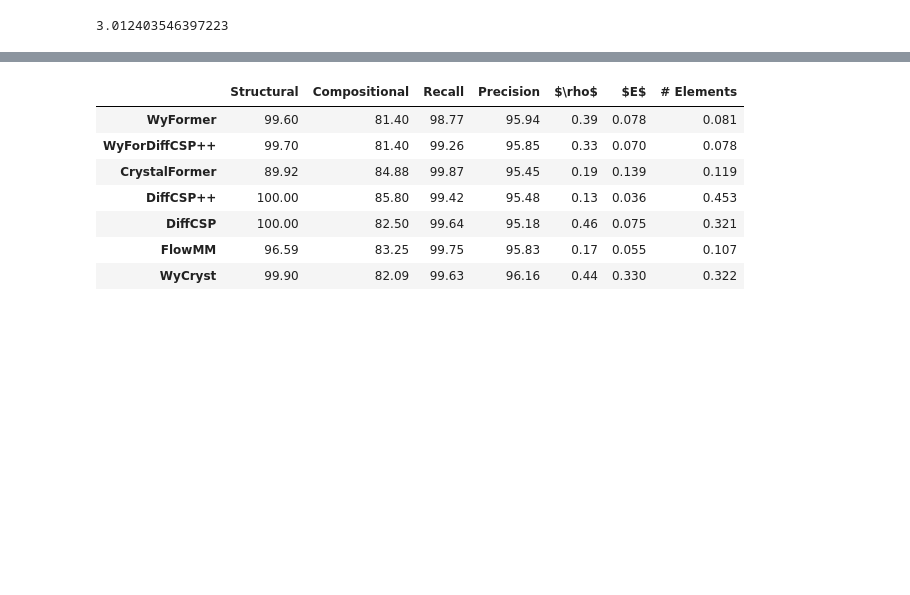
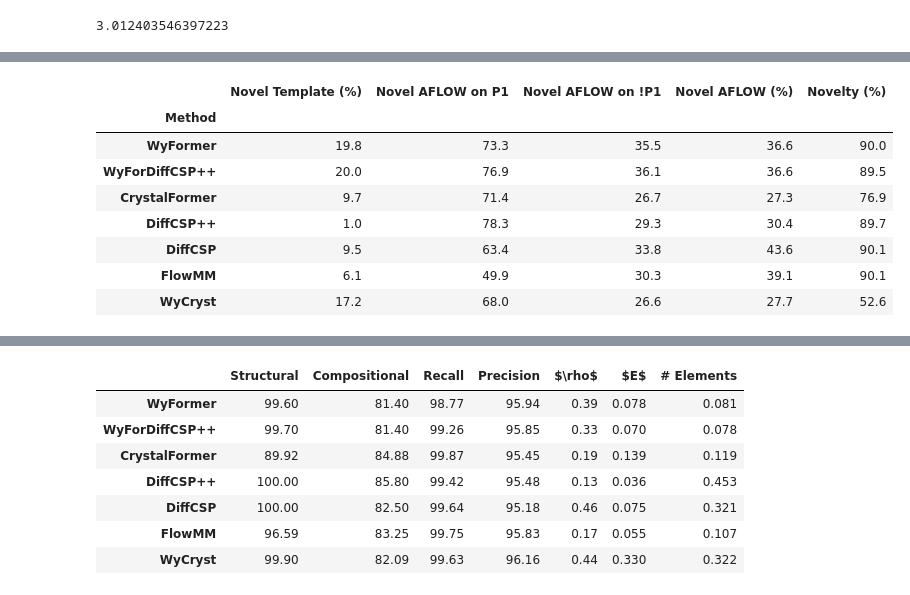
Before and after one commit to kedhip/WyckoffTransformer, a Jupyter notebook: MP_20_paper_eval.ipynb, the cells around one changed output, grey strips where cells are left out. Saved outputs shown, nothing was run; the diff lists cells and outputs as text; code cells hidden in the pictures; blank space fills up the shorter version.

Commit message:
AFLOW

```diff
--- a/MP_20_paper_eval.ipynb
+++ b/MP_20_paper_eval.ipynb
@@ -60,6 +56,8 @@ test_evaluator = evaluation.statistical_evaluator.StatisticalEvaluator(test_nove
 # %%
 import evaluation.novelty
 train_w_template_set = frozenset(novelty_reference.apply(evaluation.novelty.record_to_anonymous_fingerprint, axis=1))
+train_strict_AFLOW_set = frozenset(novelty_reference.apply(evaluation.novelty.record_to_strict_AFLOW_fingerprint, axis=1))
+train_relaxed_AFLOW_set = frozenset(novelty_reference.apply(evaluation.novelty.record_to_relaxed_AFLOW_fingerprint, axis=1))
 # %%
 def is_sg_preserved(relaxed_sg, transformations: Tuple[str]) -> pd.Series:
     source_sg = all_datasets[(transformations[0],)].data.spacegroup_number
@@ -93,7 +86,12 @@ table = pd.DataFrame(
         "Recall", "Precision",
         r"$\rho$", "$E$", "# Elements",
         "S.U.N. (%)",
-        "Novel Template (%)", "P1 (%)",
+        "Novel Template (%)",
+        "Novel AFLOW on P1",
+        "Novel AFLOW on !P1",
+        "Novel AFLOW (%)",
+        "Novel AFLOW relaxed (%)",
+        "P1 (%)",
         "Space Group", "S.S.U.N. (%)"])
 table.index.name = "Method"
 E_hull_threshold = 0.08
@@ -103,6 +101,13 @@ for name, transformations in tqdm(datasets.items()):
     print(f"Unique: {len(unique)} / {len(dataset.data)} = {len(unique) / len(dataset.data)}")
     novel_template = ~unique.apply(evaluation.novelty.record_to_anonymous_fingerprint, axis=1).isin(train_w_template_set)
     table.loc[name, "Novel Template (%)"] = 100 * novel_template.mean()
+    novel_aflow_strict = ~unique.apply(evaluation.novelty.record_to_strict_AFLOW_fingerprint, axis=1).isin(train_strict_AFLOW_set)
+    table.loc[name, "Novel AFLOW (%)"] = 100 * novel_aflow_strict.mean()
+    novel_aflow_relaxed = ~unique.apply(evaluation.novelty.record_to_relaxed_AFLOW_fingerprint, axis=1).isin(train_relaxed_AFLOW_set)
+    table.loc[name, "Novel AFLOW relaxed (%)"] = 100 * novel_aflow_relaxed.mean()
+    unique_is_P1 = unique.group == 1
+    table.loc[name, "Novel AFLOW on P1"] = 100 * novel_aflow_strict[unique_is_P1].mean()
+    table.loc[name, "Novel AFLOW on !P1"] = 100 * novel_aflow_strict[~unique_is_P1].mean()
     if transformations == ("split", "train"):
         novel = unique
     else:
@@ -165,6 +163,18 @@ Novel_105 primitive site counts: 12.438095238095238 ± 5.166318078752265; max: 2
 | DiffCSP | 90.060241 | 100.0 | 80.936455 | 99.554069 | 96.206591 | 0.822378 | 0.052409 | 0.293636 | 57.4 | ... |
 | FlowMM | 90.140845 | 96.205357 | 82.477679 | 99.665179 | 96.361424 | 0.315307 | 0.044476 | 0.114668 | 49.548646 | ... |
 | WyCryst | 52.615694 | 99.808795 | 75.525813 | 98.852772 | 87.104623 | 0.962397 | 0.112944 | 0.285756 | 36.619718 | ... |
+# %%
+table[["Novel Template (%)", "Novel AFLOW on P1", "Novel AFLOW on !P1", "Novel AFLOW (%)", "Novelty (%)"]].style.format("{:.1f}")
+# %% [output]
+|  | Novel Template (%) | Novel AFLOW on P1 | Novel AFLOW on !P1 | Novel AFLOW (%) | Novelty (%) |
+| Method |  |  |  |  |  |
+| WyFormer | 19.8 | 73.3 | 35.5 | 36.6 | 90.0 |
+| WyForDiffCSP++ | 20.0 | 76.9 | 36.1 | 36.6 | 89.5 |
+| CrystalFormer | 9.7 | 71.4 | 26.7 | 27.3 | 76.9 |
+| DiffCSP++ | 1.0 | 78.3 | 29.3 | 30.4 | 89.7 |
+| DiffCSP | 9.5 | 63.4 | 33.8 | 43.6 | 90.1 |
+| FlowMM | 6.1 | 49.9 | 30.3 | 39.1 | 90.1 |
+| WyCryst | 17.2 | 68.0 | 26.6 | 27.7 | 52.6 |
 # %%
 table.to_csv("tables/paper_summary_table.csv")
 table.to_pickle("tables/paper_summary_table.pkl")
```
Also changed, not shown: parts of 3 cells of this notebook.
